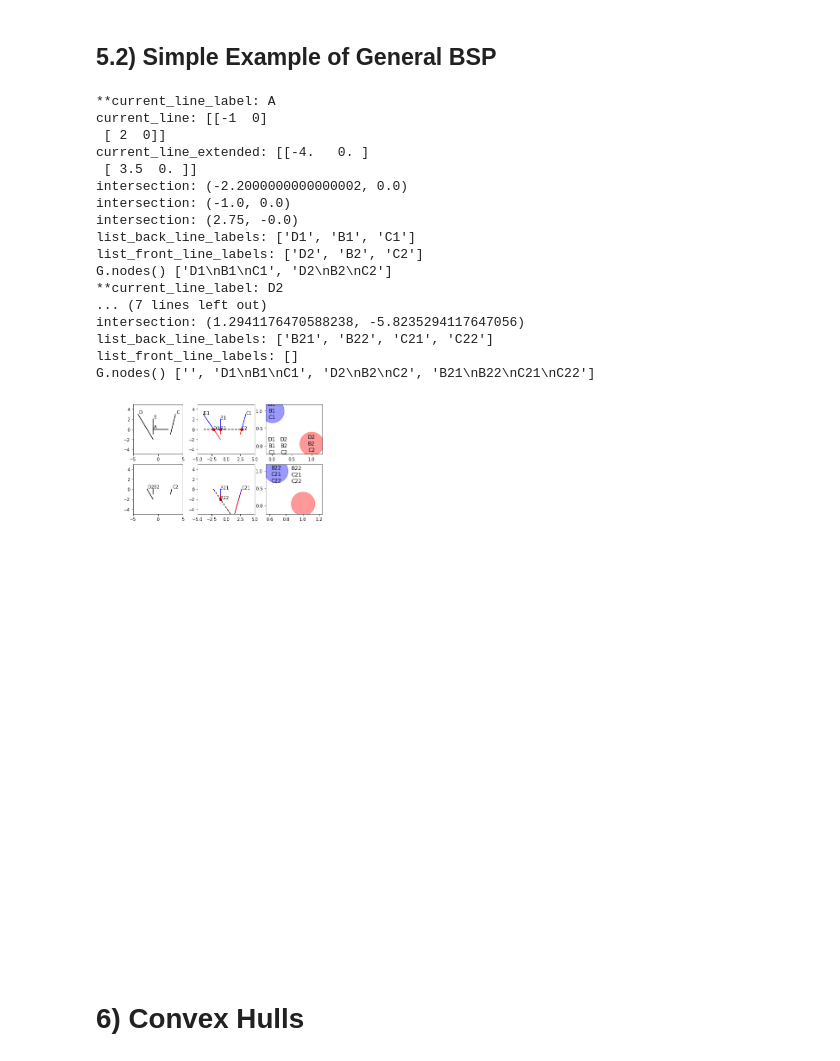
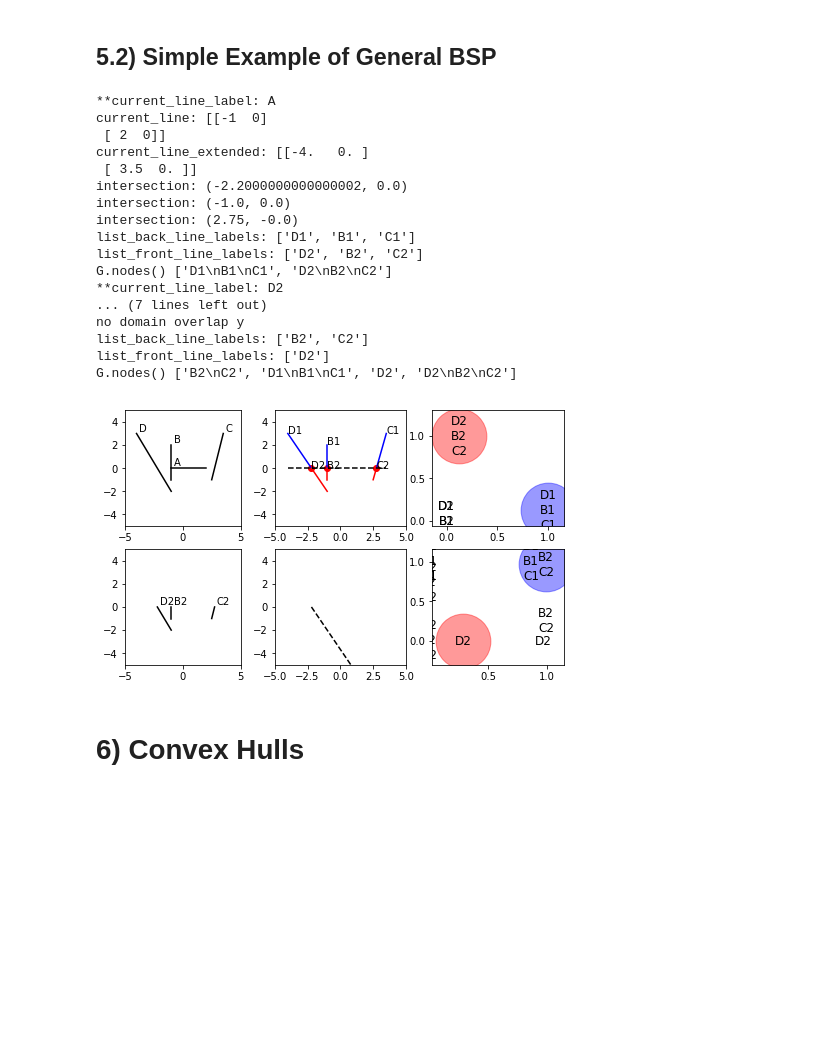
Before and after one commit to tylerjereddy/pycon-2017, a Jupyter notebook: mastering_scipy_spatial.ipynb, the cells around one changed output. Cells and saved outputs as stored; diff of their text form; code cells hidden in the pictures; blank space fills up the shorter version.

```diff
--- a/mastering_scipy_spatial.ipynb
+++ b/mastering_scipy_spatial.ipynb
@@ -693,7 +693,7 @@ def recursive_BSP(list_lines, line_labels, current_node_index=2, fig=fig, curr_p
                 print('no domain overlap x')
                 continue
 
-            if line_y_max >= current_line_extended[...,1].min():
+            if line_y_min <= current_line_extended[...,1].min():
                 pass
             else:
                 print('no domain overlap y')
@@ -723,6 +723,9 @@ def recursive_BSP(list_lines, line_labels, current_node_index=2, fig=fig, curr_p
     #print('ydiff:', ydiff)
     #print('new_list_lines:', new_list_lines)
     #print('new_line_labels:', new_line_labels)
+    if len(new_list_lines) == 0:
+        new_list_lines = list_lines[:]
+        new_line_labels = line_labels[:]
     if abs(xdiff) > abs(ydiff):
         # split over y
         for line, label in zip(new_list_lines, new_line_labels):
@@ -773,38 +776,38 @@ def recursive_BSP(list_lines, line_labels, current_node_index=2, fig=fig, curr_p
                          nodelist=[node_labels],
                          node_size=3000,
                          node_color=color,
                          alpha=0.4)
 
     print('list_back_line_labels:', list_back_line_labels)
     print('list_front_line_labels:', list_front_line_labels)
     print('G.nodes()', G.nodes())
     curr_plot += 1
     return list_front_line_labels, list_front_lines, curr_plot
 
 list_front_line_labels, list_front_lines, curr_plot = recursive_BSP(list_lines, line_labels)
 list_front_line_labels, list_front_lines, curr_plot = recursive_BSP(list_lines=list_front_lines,
                                                                     line_labels=list_front_line_labels,
                                                                     current_node_index=0,
                                                                     curr_plot=curr_plot)
 # %% [output]
 **current_line_label: A
 current_line: [[-1  0]
  [ 2  0]]
 current_line_extended: [[-4.   0. ]
  [ 3.5  0. ]]
 intersection: (-2.2000000000000002, 0.0)
 intersection: (-1.0, 0.0)
 intersection: (2.75, -0.0)
 list_back_line_labels: ['D1', 'B1', 'C1']
 list_front_line_labels: ['D2', 'B2', 'C2']
 G.nodes() ['D1\nB1\nC1', 'D2\nB2\nC2']
 **current_line_label: D2
 ... (7 lines left out)
-intersection: (1.2941176470588238, -5.8235294117647056)
-list_back_line_labels: ['B21', 'B22', 'C21', 'C22']
-list_front_line_labels: []
-G.nodes() ['', 'D1\nB1\nC1', 'D2\nB2\nC2', 'B21\nB22\nC21\nC22']
+no domain overlap y
+list_back_line_labels: ['B2', 'C2']
+list_front_line_labels: ['D2']
+G.nodes() ['B2\nC2', 'D1\nB1\nC1', 'D2', 'D2\nB2\nC2']
-[figure, old version]
+[figure, new version]
 # %% [markdown]
 # 6) Convex Hulls
 # %% [markdown]
```
